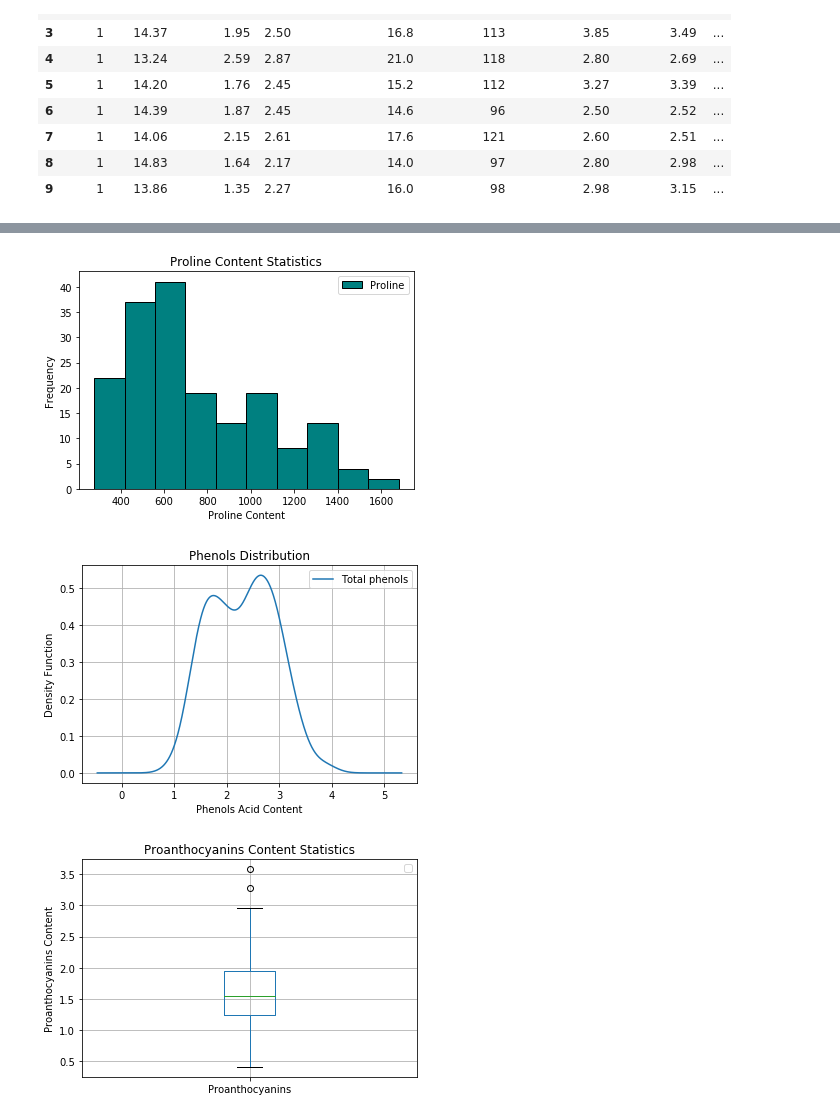
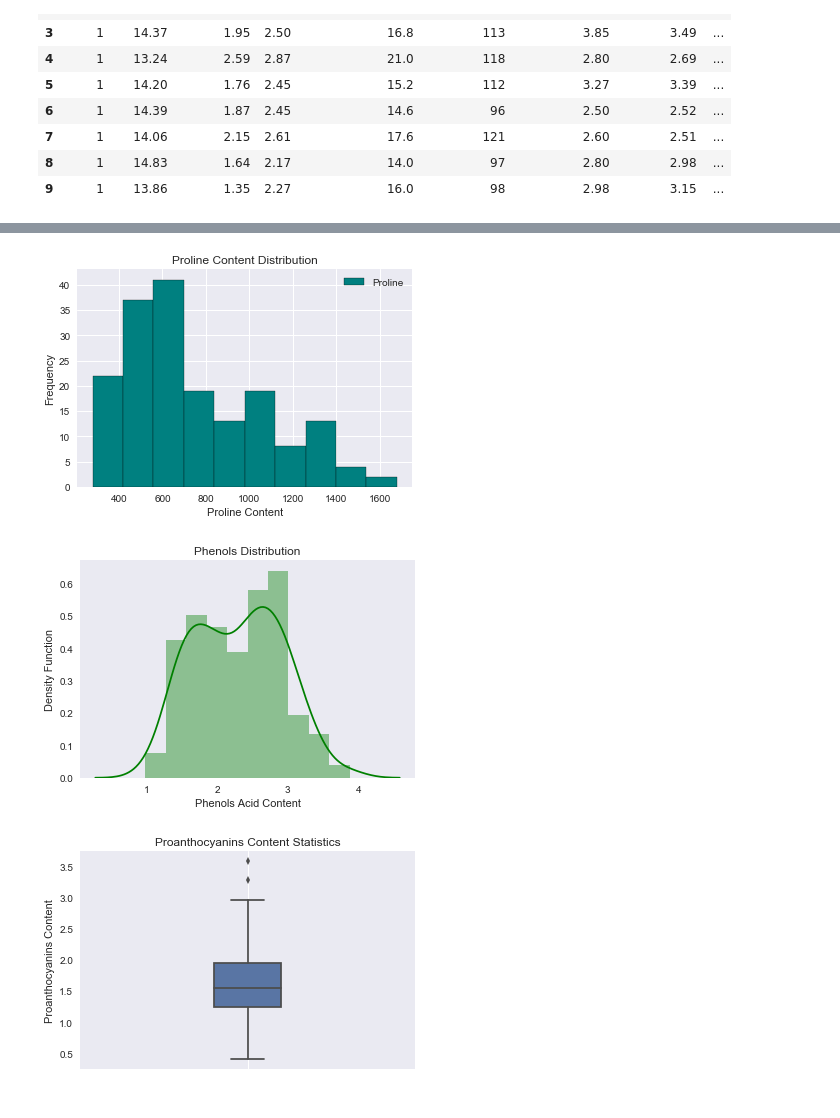
Before and after one commit to usefulmana/PDS_Assignment_II, a Jupyter notebook: Assignment2.ipynb, the cells around one changed output, grey strips where cells are left out. Drawn from its saved outputs; the diff is of its cells as text; code cells hidden in the pictures.

```diff
--- a/Assignment2.ipynb
+++ b/Assignment2.ipynb
@@ -1,9 +1,9 @@
 # %%
 import matplotlib.pyplot as plt
-import numpy as np
+import seaborn as sns
 import pandas as pd
 data_location = 'data/wine.csv'
-
+plt.style.use('seaborn')
 df = pd.read_csv(filepath_or_buffer=data_location, sep=',', decimal='.', header=None, names=[
     'Label', 'Alcohol', 'Malic Acid', 'Ash', 'Alcalinity of ash', 'Magnesium', 'Total phenols', 'Flavanoids' ,
     'Nonflavanoid phenols', 'Proanthocyanins', 'Color intensity', 'Hue', 'OD280/OD315 of diluted wines', 'Proline']
@@ -99,18 +99,17 @@ plt.close()
 # %%
 # Graph for Proline
 df['Proline'].plot(kind='hist', bins=10, edgecolor="k", facecolor='teal')
-plt.title('Proline Content Statistics')
+plt.title('Proline Content Distribution')
 plt.legend()
 plt.xlabel('Proline Content')
-plt.ylabel('Frequency')
 plt.savefig('single/proline.png', bbox_inches = 'tight')
 plt.show()
 plt.close()
 # %% [output]
-[figure, old version]
+[figure, new version]
 # %%
 # Graph for phenols
-df['Total phenols'].plot(kind='Density')
+sns.distplot(df['Total phenols'], bins=10, color='green')
 plt.title('Phenols Distribution')
 plt.legend()
 plt.grid()
@@ -120,18 +119,18 @@ plt.savefig('single/phenols.png', bbox_inches = 'tight')
 plt.show()
 plt.close()
 # %% [output]
-[figure, old version]
+[figure, new version]
 # %%
-# Graph for Flavanoids %
-df['Proanthocyanins'].plot(kind='box')
+# Graph for Proanthocyanins
+sns.boxplot(x='Proanthocyanins', data=df, orient='v', width=0.2)
 plt.title('Proanthocyanins Content Statistics')
 plt.legend()
 plt.grid()
 plt.ylabel('Proanthocyanins Content')
 plt.savefig('single/proanthocyanins.png', bbox_inches = 'tight')
 plt.show()
 plt.close()
 # %% [output]
-[figure, old version]
+[figure, new version]
 # %%
 # Graph for color intensity %
```
Also changed, not shown: parts of 17 cells of this notebook, 20 other files.
